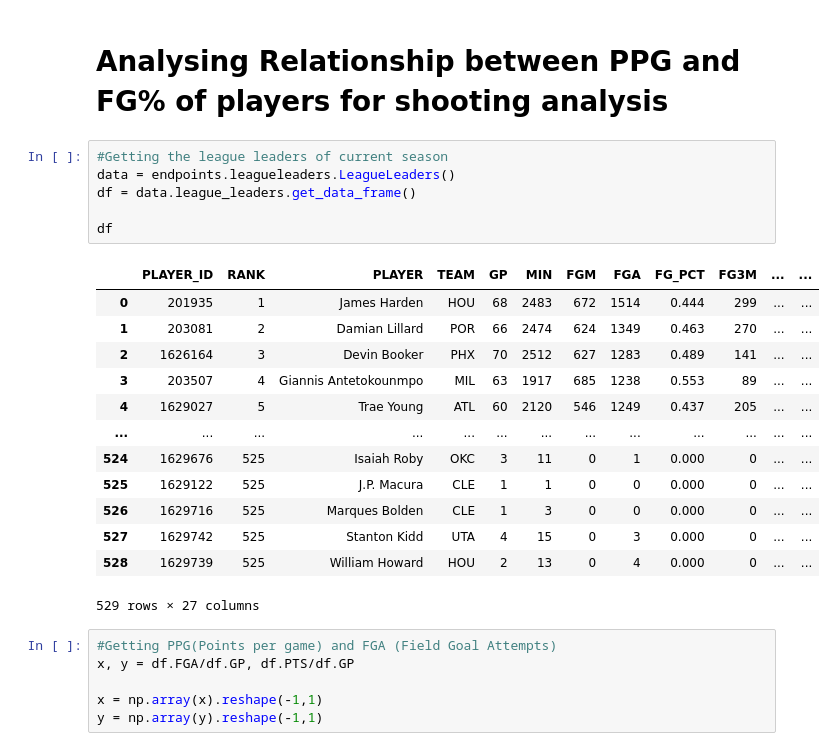
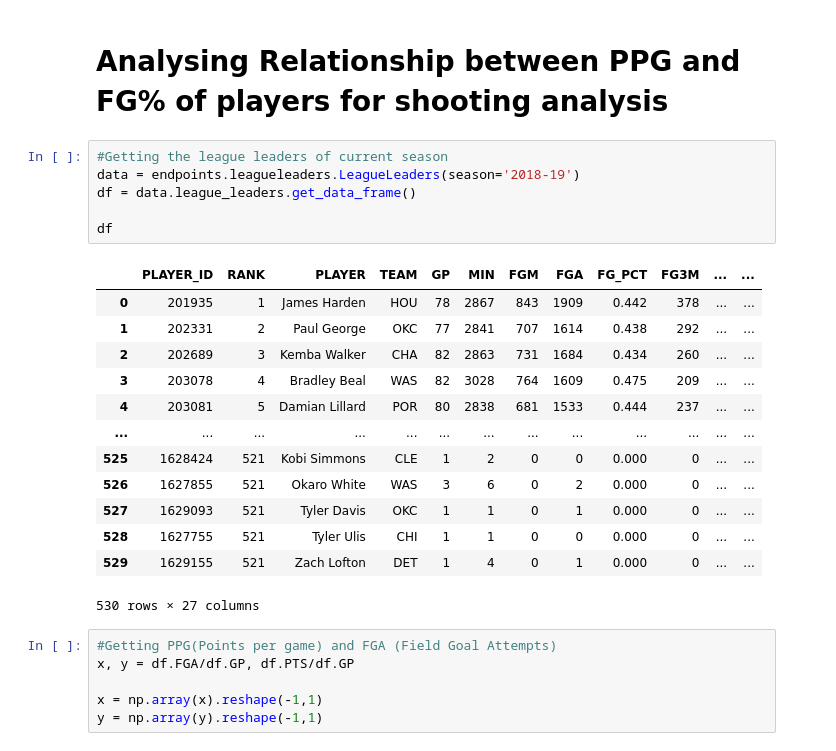
Before and after one commit to dhruvsikka17/NBA-shooting-Analysis, a Jupyter notebook: NBA Shooting Analysis.ipynb, the cells around one changed output. Cells and saved outputs as stored; diff of their text form.

```diff
--- a/NBA Shooting Analysis.ipynb
+++ b/NBA Shooting Analysis.ipynb
@@ -41,24 +42,24 @@ pd.DataFrame(teams)
 <h1>Analysing Relationship between PPG and FG% of players for shooting analysis</h1>
 # %%
 #Getting the league leaders of current season
-data = endpoints.leagueleaders.LeagueLeaders()
+data = endpoints.leagueleaders.LeagueLeaders(season='2018-19')
 df = data.league_leaders.get_data_frame()
 
 df
 # %% [output]
 |  | PLAYER_ID | RANK | PLAYER | TEAM | GP | MIN | FGM | FGA | FG_PCT | FG3M | ... | ... |
-| 0 | 201935 | 1 | James Harden | HOU | 68 | 2483 | 672 | 1514 | 0.444 | 299 | ... | ... |
-| 1 | 203081 | 2 | Damian Lillard | POR | 66 | 2474 | 624 | 1349 | 0.463 | 270 | ... | ... |
-| 2 | 1626164 | 3 | Devin Booker | PHX | 70 | 2512 | 627 | 1283 | 0.489 | 141 | ... | ... |
-| 3 | 203507 | 4 | Giannis Antetokounmpo | MIL | 63 | 1917 | 685 | 1238 | 0.553 | 89 | ... | ... |
-| 4 | 1629027 | 5 | Trae Young | ATL | 60 | 2120 | 546 | 1249 | 0.437 | 205 | ... | ... |
+| 0 | 201935 | 1 | James Harden | HOU | 78 | 2867 | 843 | 1909 | 0.442 | 378 | ... | ... |
+| 1 | 202331 | 2 | Paul George | OKC | 77 | 2841 | 707 | 1614 | 0.438 | 292 | ... | ... |
+| 2 | 202689 | 3 | Kemba Walker | CHA | 82 | 2863 | 731 | 1684 | 0.434 | 260 | ... | ... |
+| 3 | 203078 | 4 | Bradley Beal | WAS | 82 | 3028 | 764 | 1609 | 0.475 | 209 | ... | ... |
+| 4 | 203081 | 5 | Damian Lillard | POR | 80 | 2838 | 681 | 1533 | 0.444 | 237 | ... | ... |
 | ... | ... | ... | ... | ... | ... | ... | ... | ... | ... | ... | ... | ... |
-| 524 | 1629676 | 525 | Isaiah Roby | OKC | 3 | 11 | 0 | 1 | 0.000 | 0 | ... | ... |
-| 525 | 1629122 | 525 | J.P. Macura | CLE | 1 | 1 | 0 | 0 | 0.000 | 0 | ... | ... |
-| 526 | 1629716 | 525 | Marques Bolden | CLE | 1 | 3 | 0 | 0 | 0.000 | 0 | ... | ... |
-| 527 | 1629742 | 525 | Stanton Kidd | UTA | 4 | 15 | 0 | 3 | 0.000 | 0 | ... | ... |
-| 528 | 1629739 | 525 | William Howard | HOU | 2 | 13 | 0 | 4 | 0.000 | 0 | ... | ... |
+| 525 | 1628424 | 521 | Kobi Simmons | CLE | 1 | 2 | 0 | 0 | 0.000 | 0 | ... | ... |
+| 526 | 1627855 | 521 | Okaro White | WAS | 3 | 6 | 0 | 2 | 0.000 | 0 | ... | ... |
+| 527 | 1629093 | 521 | Tyler Davis | OKC | 1 | 1 | 0 | 1 | 0.000 | 0 | ... | ... |
+| 528 | 1627755 | 521 | Tyler Ulis | CHI | 1 | 1 | 0 | 0 | 0.000 | 0 | ... | ... |
+| 529 | 1629155 | 521 | Zach Lofton | DET | 1 | 4 | 0 | 1 | 0.000 | 0 | ... | ... |
-529 rows × 27 columns
+530 rows × 27 columns
 # %%
 #Getting PPG(Points per game) and FGA (Field Goal Attempts)
 x, y = df.FGA/df.GP, df.PTS/df.GP
```
Also changed, not shown: parts of 6 cells of this notebook.
